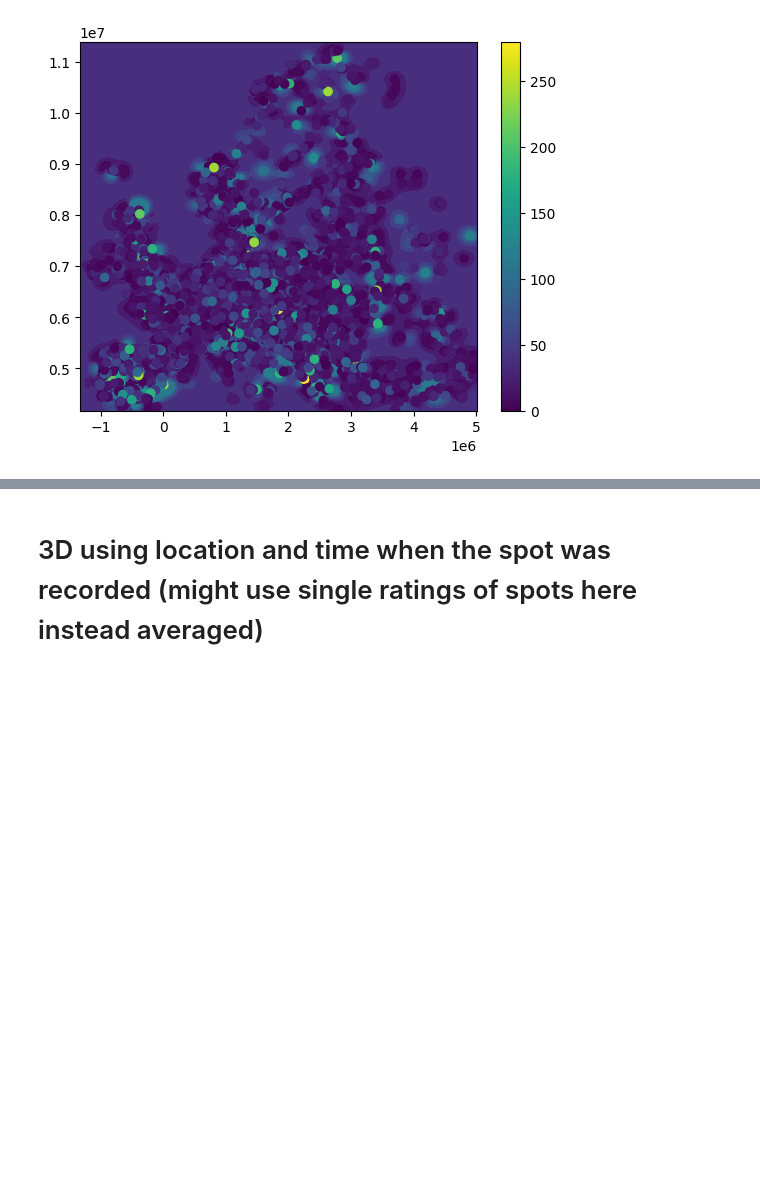
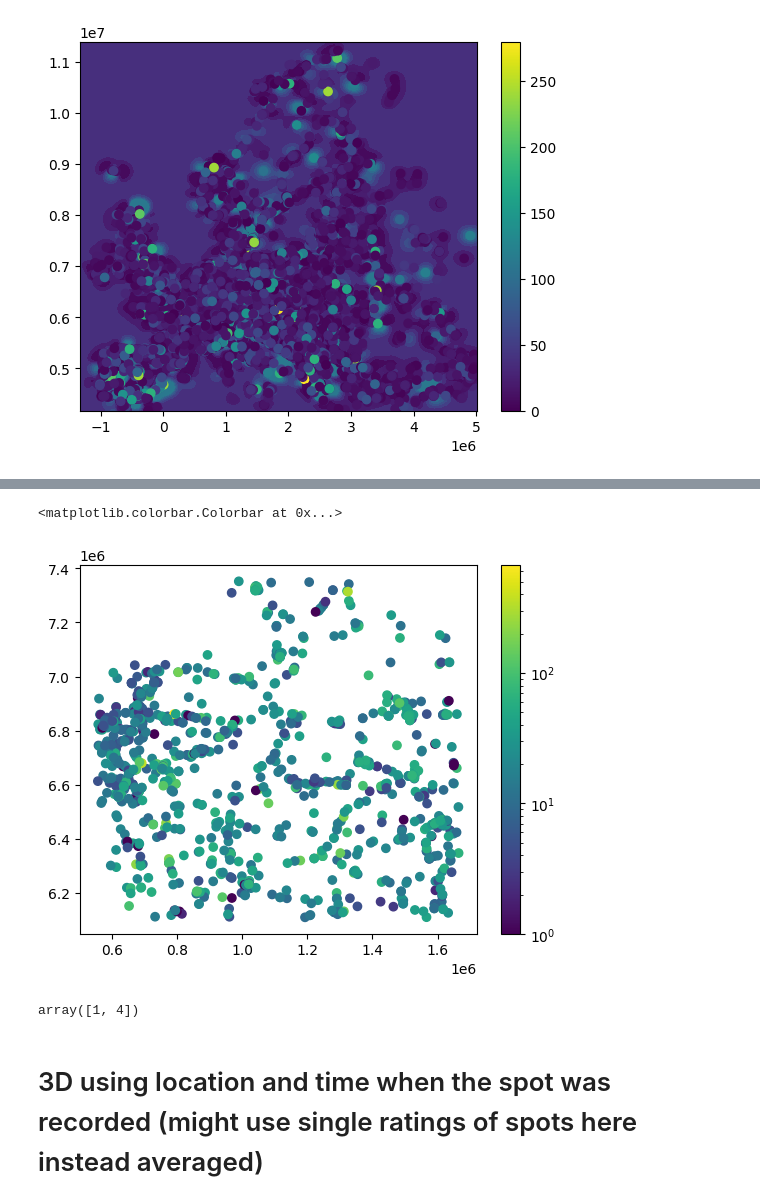
Before and after one commit to Hitchwiki/hitchmap-data, a Jupyter notebook: visualization/predictors/gaussian_process.ipynb, the cells around one changed output, grey strips where cells are left out. Drawn from its saved outputs; the diff is of its cells as text; code cells hidden in the pictures; blank space fills up the shorter version.

```diff
--- a/visualization/predictors/gaussian_process.ipynb
+++ b/visualization/predictors/gaussian_process.ipynb
@@ -366,2 +548,12 @@ plt.show()
+# %%
+plt.scatter(X[:,1], X[:,0], c=y, norm='log', label="Observations")
+plt.colorbar()
+# %% [output]
+<matplotlib.colorbar.Colorbar at 0x...>
+[figure, added]
+# %%
+np.power((1,2),2)
+# %% [output]
+array([1, 4])
 # %% [markdown]
 # 3D using location and time when the spot was recorded (might use single ratings of spots here instead averaged)
```
Also changed, not shown: parts of 18 cells of this notebook.
